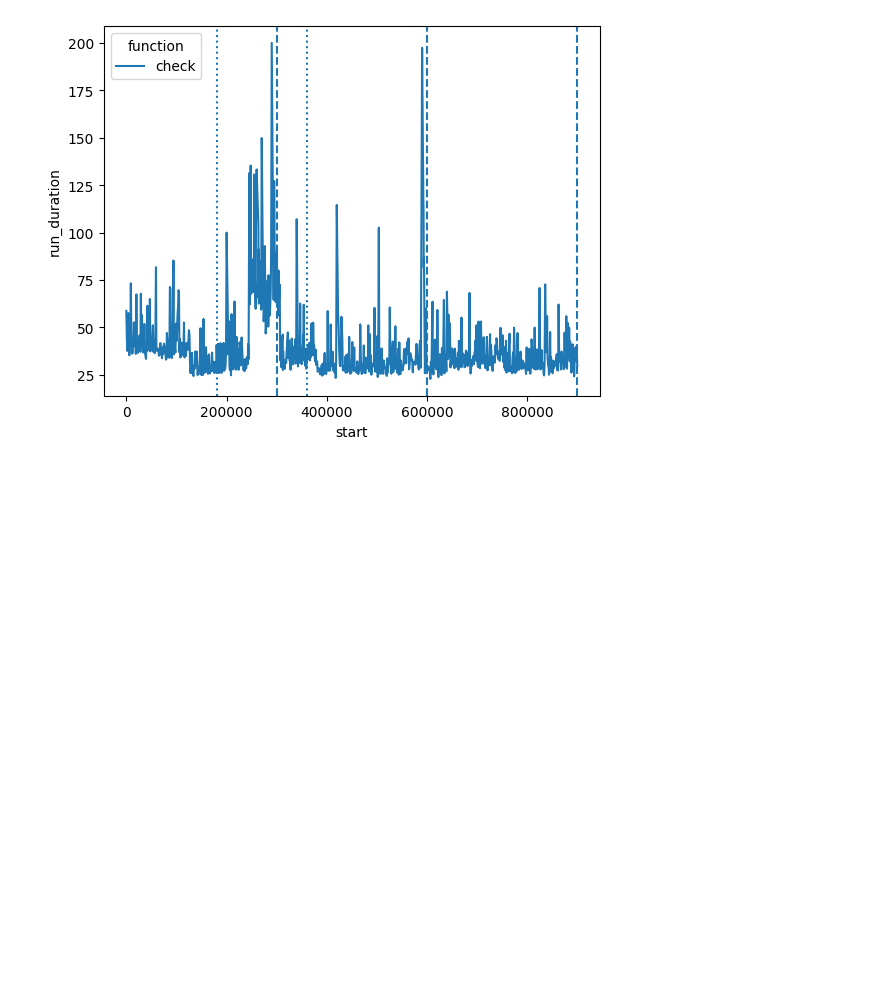
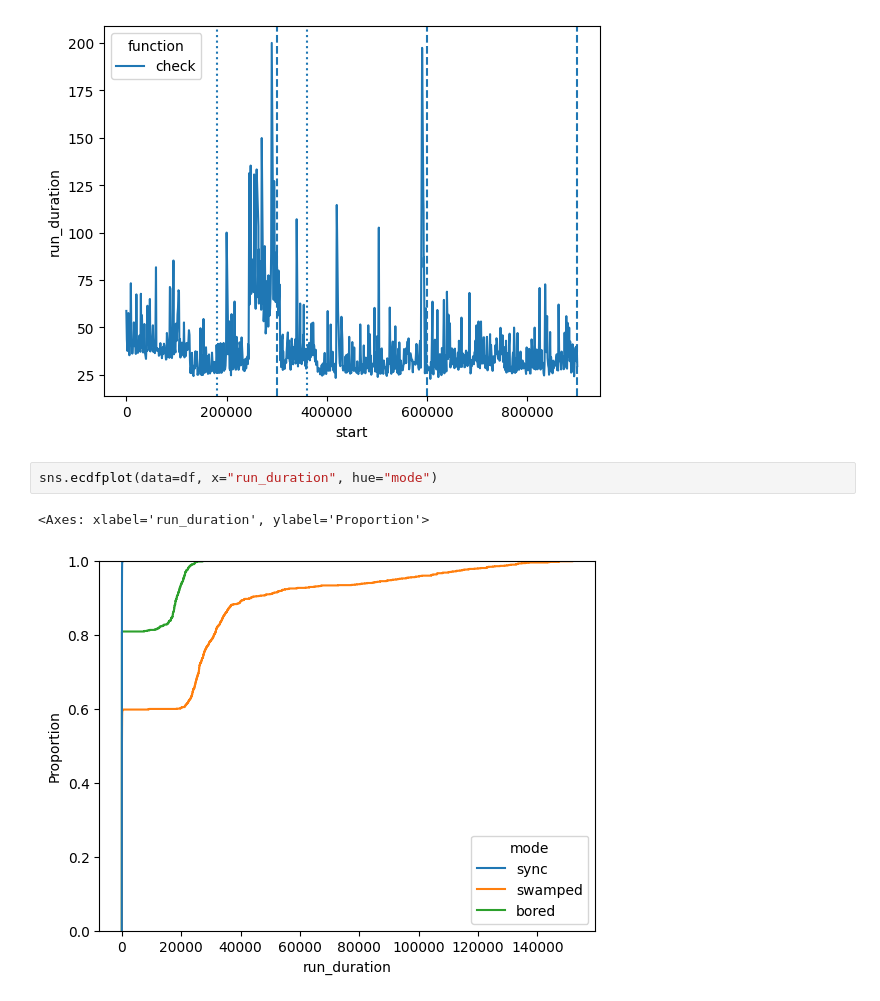
Before and after one commit to umbrellerde/nuclio, a Jupyter notebook: profaastinate/evaluation/stats/stats.ipynb, the cells around one changed output. Cells and saved outputs as stored; diff of their text form; blank space fills up the shorter version.

```diff
--- a/profaastinate/evaluation/stats/stats.ipynb
+++ b/profaastinate/evaluation/stats/stats.ipynb
@@ -158,3 +158,8 @@ plt.axvline(360_000, linestyle="dotted")
 # %% [output]
 <matplotlib.lines.Line2D at 0x...>
 [figure]
+# %%
+sns.ecdfplot(data=df, x="run_duration", hue="mode")
+# %% [output]
+<Axes: xlabel='run_duration', ylabel='Proportion'>
+[figure, added]
```
Also changed, not shown: 2 other files.
